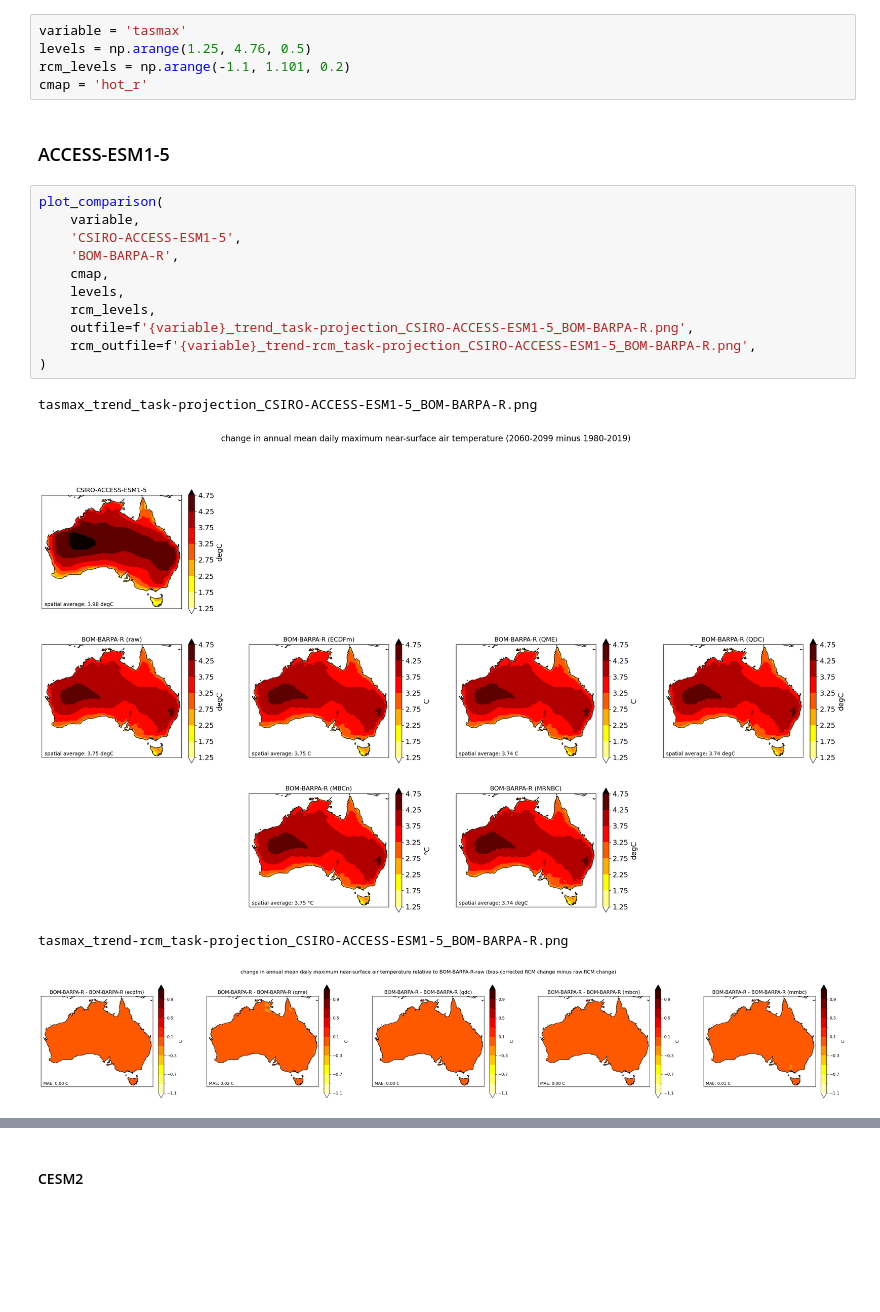
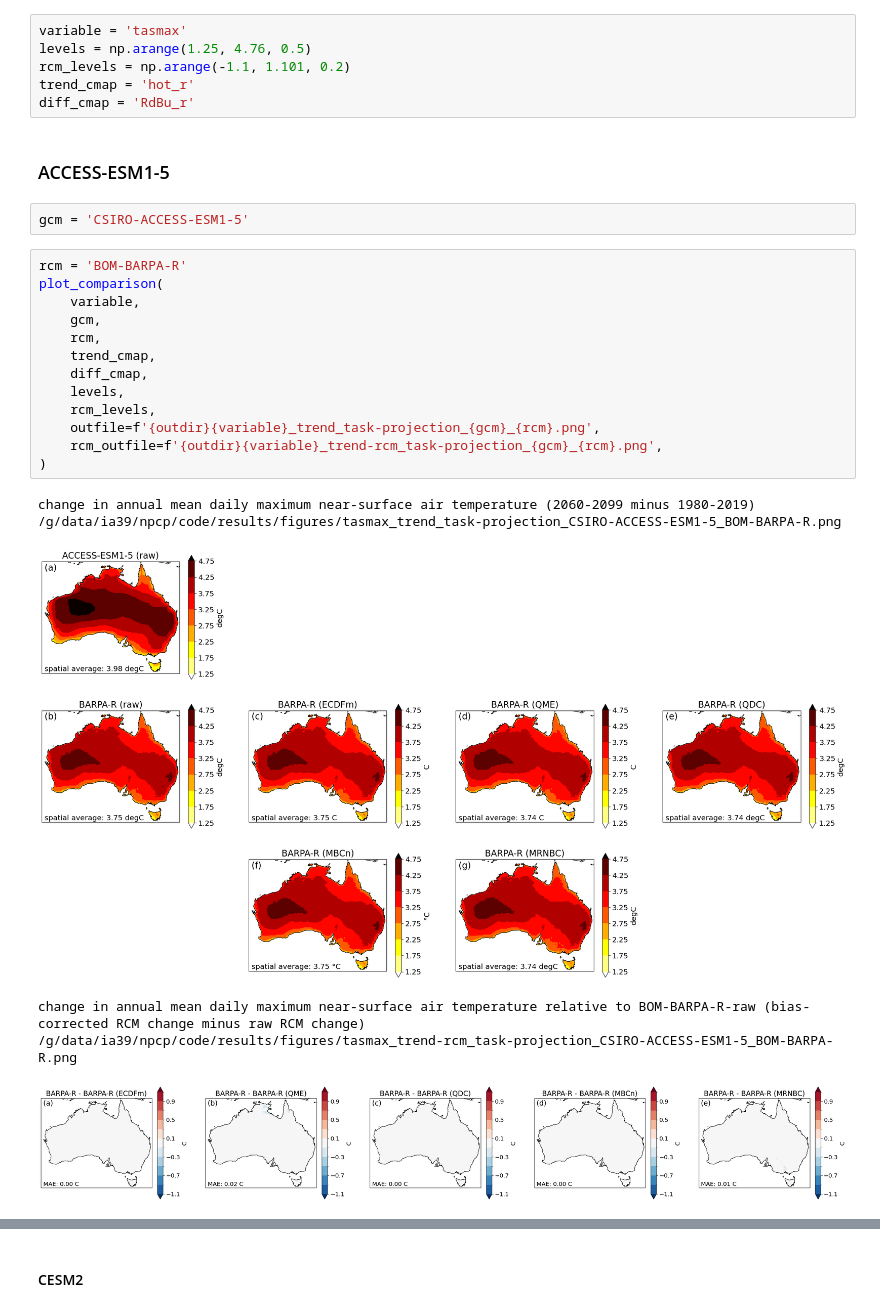
Before and after one commit to AusClimateService/npcp, a Jupyter notebook: results/change_signal_tasmax.ipynb, the cells around one changed output, grey strips where cells are left out. Saved outputs shown, nothing was run; the diff lists cells and outputs as text; blank space fills up the shorter version.

Commit message:
Update trend results

```diff
--- a/results/change_signal_tasmax.ipynb
+++ b/results/change_signal_tasmax.ipynb
@@ -343,23 +386,30 @@ Bias corrected data for the 1980-2019 period, using 1980-2019 as a training peri
 variable = 'tasmax'
 levels = np.arange(1.25, 4.76, 0.5)
 rcm_levels = np.arange(-1.1, 1.101, 0.2)
-cmap = 'hot_r'
+trend_cmap = 'hot_r'
+diff_cmap = 'RdBu_r'
 # %% [markdown]
 ### ACCESS-ESM1-5
+# %%
+gcm = 'CSIRO-ACCESS-ESM1-5'
 # %%
+rcm = 'BOM-BARPA-R'
 plot_comparison(
     variable,
-    'CSIRO-ACCESS-ESM1-5',
-    'BOM-BARPA-R',
-    cmap,
+    gcm,
+    rcm,
+    trend_cmap,
+    diff_cmap,
     levels,
     rcm_levels,
-    outfile=f'{variable}_trend_task-projection_CSIRO-ACCESS-ESM1-5_BOM-BARPA-R.png',
-    rcm_outfile=f'{variable}_trend-rcm_task-projection_CSIRO-ACCESS-ESM1-5_BOM-BARPA-R.png',
+    outfile=f'{outdir}{variable}_trend_task-projection_{gcm}_{rcm}.png',
+    rcm_outfile=f'{outdir}{variable}_trend-rcm_task-projection_{gcm}_{rcm}.png',
 )
 # %% [output]
-tasmax_trend_task-projection_CSIRO-ACCESS-ESM1-5_BOM-BARPA-R.png
+change in annual mean daily maximum near-surface air temperature (2060-2099 minus 1980-2019)
+/g/data/ia39/npcp/code/results/figures/tasmax_trend_task-projection_CSIRO-ACCESS-ESM1-5_BOM-BARPA-R.png
-[figure, old version]
+[figure, new version]
-tasmax_trend-rcm_task-projection_CSIRO-ACCESS-ESM1-5_BOM-BARPA-R.png
+change in annual mean daily maximum near-surface air temperature relative to BOM-BARPA-R-raw (bias-corrected RCM change minus raw RCM change)
+/g/data/ia39/npcp/code/results/figures/tasmax_trend-rcm_task-projection_CSIRO-ACCESS-ESM1-5_BOM-BARPA-R.png
-[figure, old version]
+[figure, new version]
 # %%
```
Also changed, not shown: parts of 12 cells of this notebook, 8 other files.
